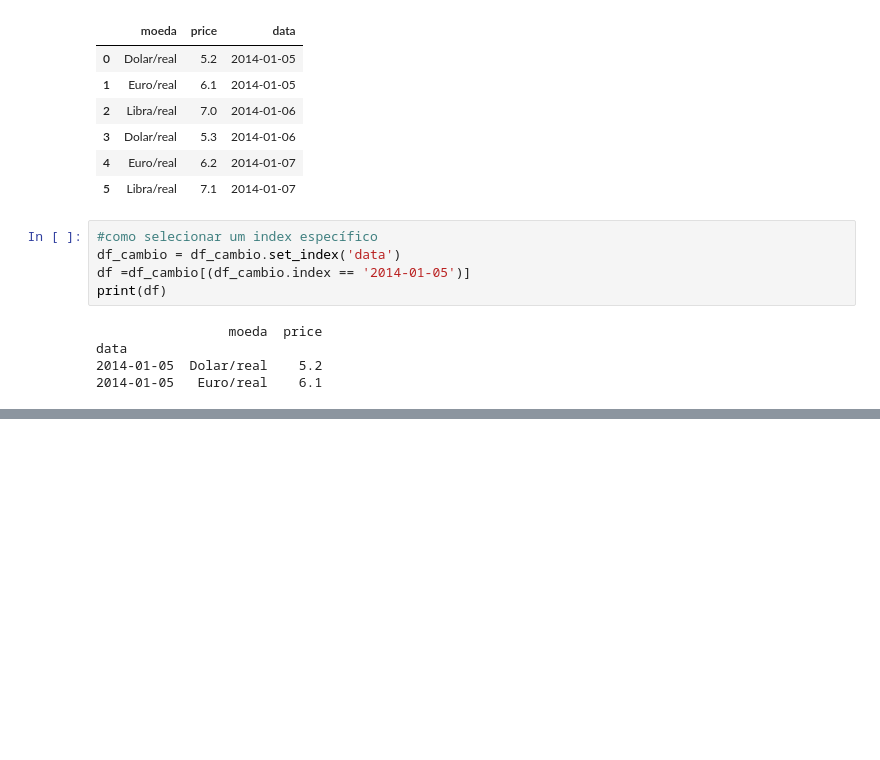
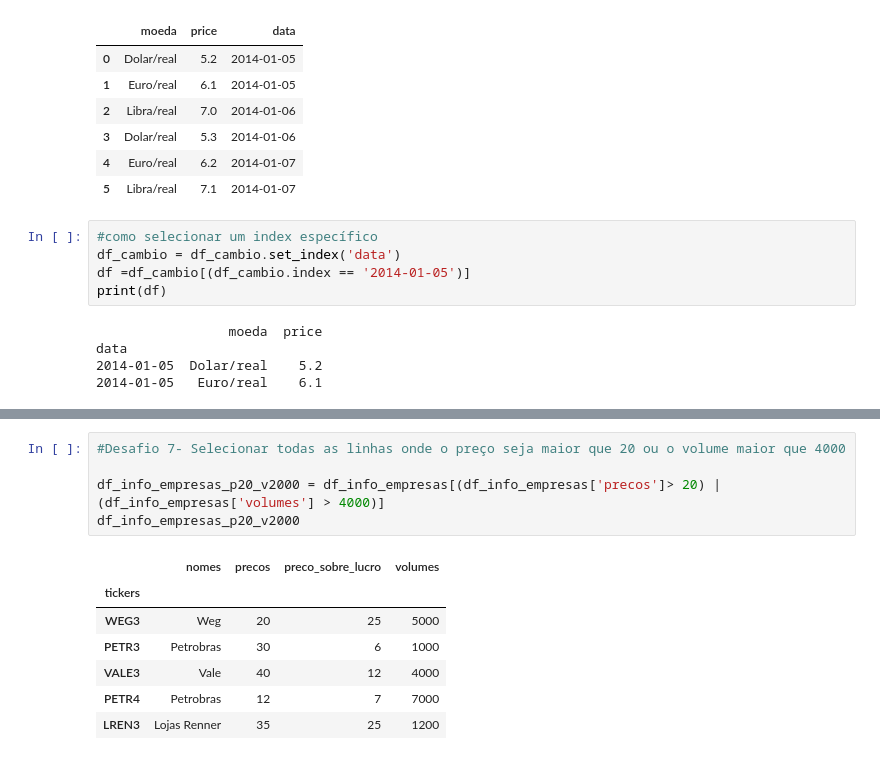
Before and after one commit to Jgonsan/Python, a Jupyter notebook: Pandas.ipynb, the cells around one changed output, grey strips where cells are left out. Cells and saved outputs as stored; diff of their text form; blank space fills up the shorter version.

```diff
--- a/Pandas.ipynb
+++ b/Pandas.ipynb
@@ -473,0 +561,13 @@ data
+# %%
+#Desafio 7- Selecionar todas as linhas onde o preço seja maior que 20 ou o volume maior que 4000
+
+df_info_empresas_p20_v2000 = df_info_empresas[(df_info_empresas['precos']> 20) | (df_info_empresas['volumes'] > 4000)]
+df_info_empresas_p20_v2000
+# %% [output]
+|  | nomes | precos | preco_sobre_lucro | volumes |
+| tickers |  |  |  |  |
+| WEG3 | Weg | 20 | 25 | 5000 |
+| PETR3 | Petrobras | 30 | 6 | 1000 |
+| VALE3 | Vale | 40 | 12 | 4000 |
+| PETR4 | Petrobras | 12 | 7 | 7000 |
+| LREN3 | Lojas Renner | 35 | 25 | 1200 |
```
Also changed, not shown: parts of 16 cells of this notebook.
